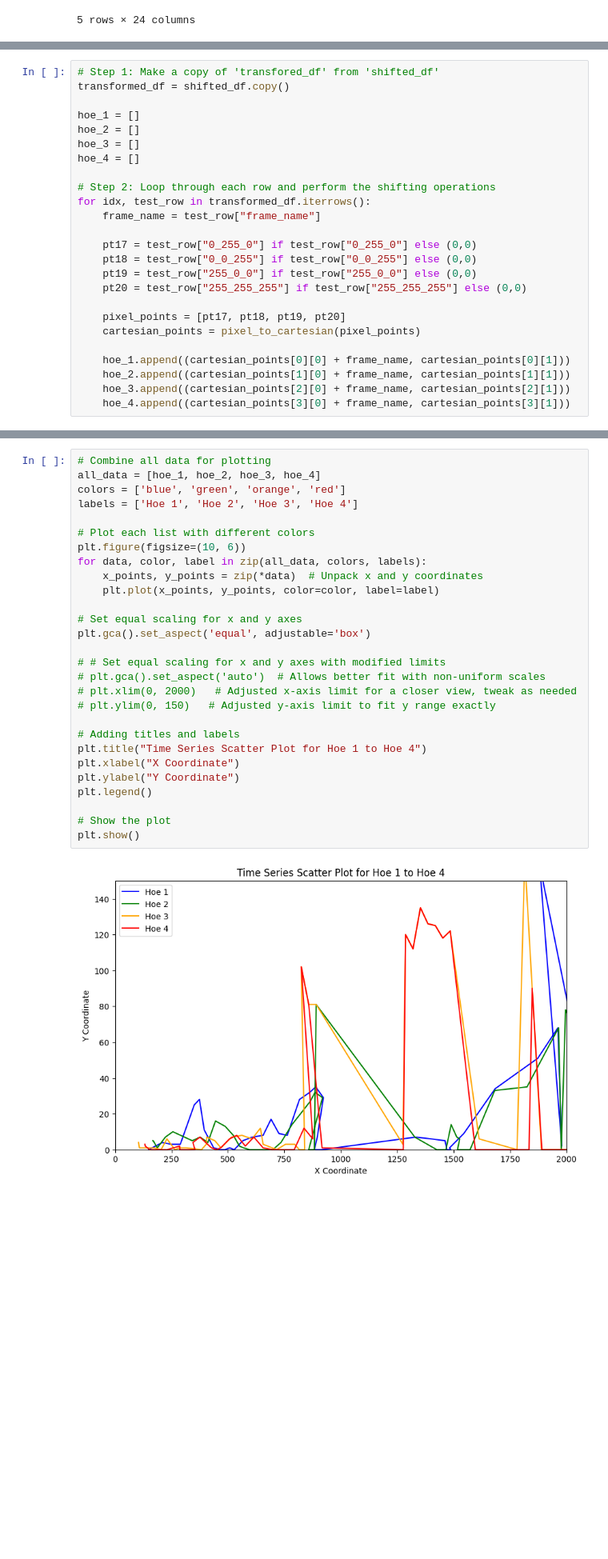
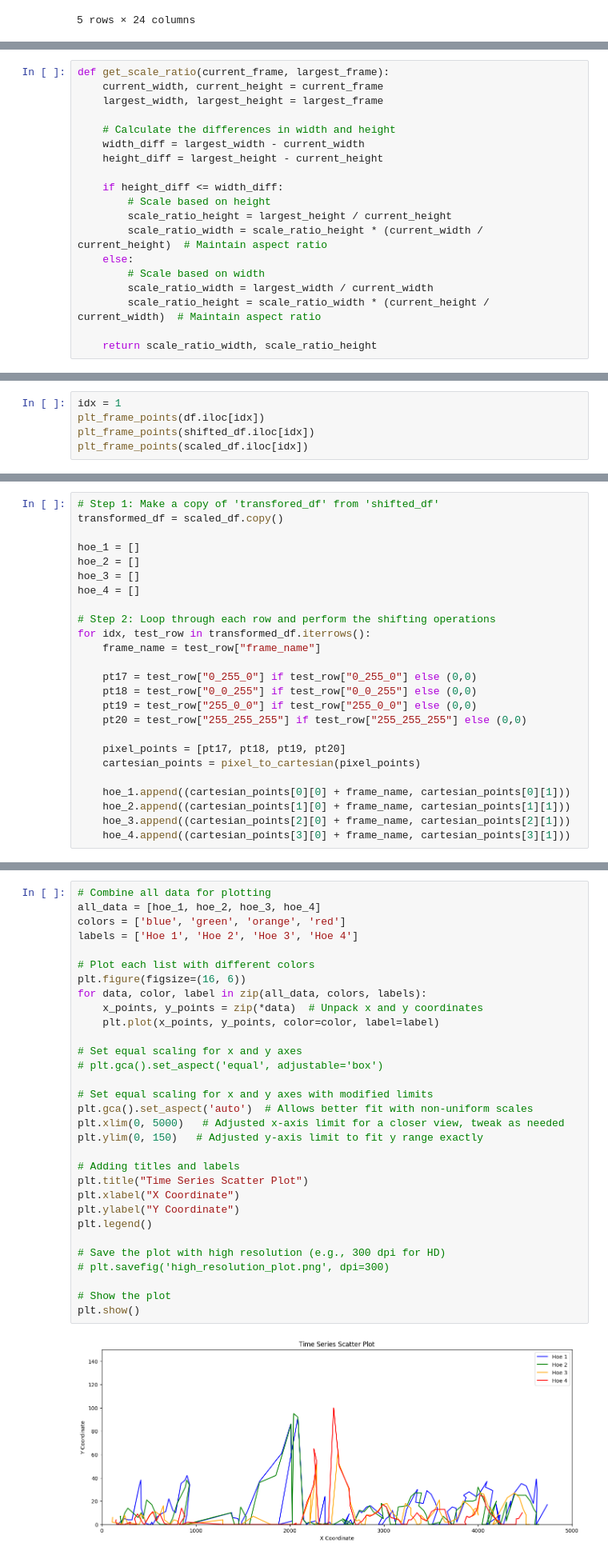
Before and after one commit to syedfaiqueali/Kaggle-Notebooks, a Jupyter notebook: horse-ride-time-series-analysis.ipynb, the cells around one changed output, grey strips where cells are left out. Shown at 80% size. Saved outputs shown, nothing was run; the diff lists cells and outputs as text; blank space fills up the shorter version.

Commit message:
Kaggle Notebook | horse-ride-time-series-analysis | Version 6

```diff
--- a/horse-ride-time-series-analysis.ipynb
+++ b/horse-ride-time-series-analysis.ipynb
@@ -221,0 +207,19 @@ plt_frame_points(shifted_df.iloc[23])
+# %%
+def get_scale_ratio(current_frame, largest_frame):
+    current_width, current_height = current_frame
+    largest_width, largest_height = largest_frame
+
+    # Calculate the differences in width and height
+    width_diff = largest_width - current_width
+    height_diff = largest_height - current_height
+
+    if height_diff <= width_diff:
+        # Scale based on height
+        scale_ratio_height = largest_height / current_height
+        scale_ratio_width = scale_ratio_height * (current_width / current_height)  # Maintain aspect ratio
+    else:
+        # Scale based on width
+        scale_ratio_width = largest_width / current_width
+        scale_ratio_height = scale_ratio_width * (current_height / current_width)  # Maintain aspect ratio
+
+    return scale_ratio_width, scale_ratio_height
@@ -221,0 +258,5 @@ plt_frame_points(shifted_df.iloc[23])
+# %%
+idx = 1
+plt_frame_points(df.iloc[idx])
+plt_frame_points(shifted_df.iloc[idx])
+plt_frame_points(scaled_df.iloc[idx])
@@ -224,6 +269,6 @@ plt_frame_points(shifted_df.iloc[23])
 # %%
 # Step 1: Make a copy of 'transfored_df' from 'shifted_df'
-transformed_df = shifted_df.copy()
+transformed_df = scaled_df.copy()
 
 hoe_1 = []
 hoe_2 = []
@@ -251,30 +296,33 @@ for idx, test_row in transformed_df.iterrows():
 # %%
 # Combine all data for plotting
 all_data = [hoe_1, hoe_2, hoe_3, hoe_4]
 colors = ['blue', 'green', 'orange', 'red']
 labels = ['Hoe 1', 'Hoe 2', 'Hoe 3', 'Hoe 4']
 
 # Plot each list with different colors
-plt.figure(figsize=(10, 6))
+plt.figure(figsize=(16, 6))
 for data, color, label in zip(all_data, colors, labels):
     x_points, y_points = zip(*data)  # Unpack x and y coordinates
     plt.plot(x_points, y_points, color=color, label=label)
 
 # Set equal scaling for x and y axes
-plt.gca().set_aspect('equal', adjustable='box')
+# plt.gca().set_aspect('equal', adjustable='box')
 
-# # Set equal scaling for x and y axes with modified limits
-# plt.gca().set_aspect('auto')  # Allows better fit with non-uniform scales
-# plt.xlim(0, 2000)   # Adjusted x-axis limit for a closer view, tweak as needed
-# plt.ylim(0, 150)   # Adjusted y-axis limit to fit y range exactly
+# Set equal scaling for x and y axes with modified limits
+plt.gca().set_aspect('auto')  # Allows better fit with non-uniform scales
+plt.xlim(0, 5000)   # Adjusted x-axis limit for a closer view, tweak as needed
+plt.ylim(0, 150)   # Adjusted y-axis limit to fit y range exactly
 
 # Adding titles and labels
-plt.title("Time Series Scatter Plot for Hoe 1 to Hoe 4")
+plt.title("Time Series Scatter Plot")
 plt.xlabel("X Coordinate")
 plt.ylabel("Y Coordinate")
 plt.legend()
 
+# Save the plot with high resolution (e.g., 300 dpi for HD)
+# plt.savefig('high_resolution_plot.png', dpi=300)
+
 # Show the plot
 plt.show()
 # %% [output]
-[figure, old version]
+[figure, new version]
```
Also changed, not shown: parts of 9 cells of this notebook.
